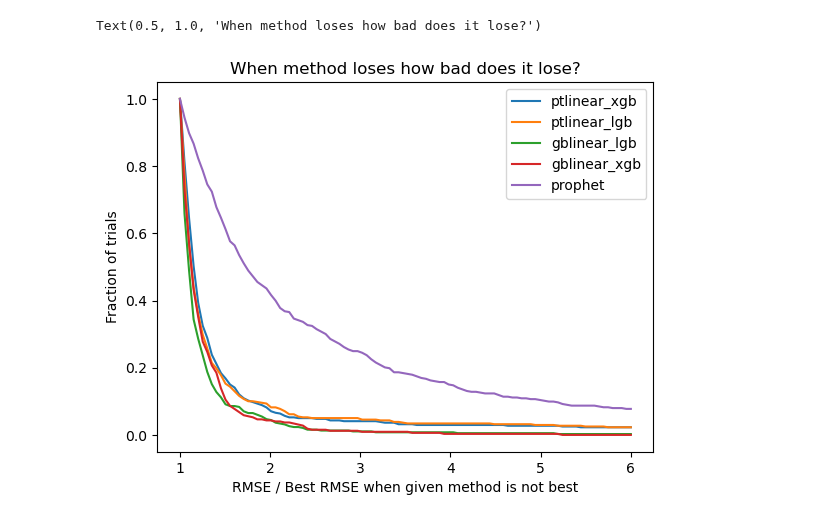
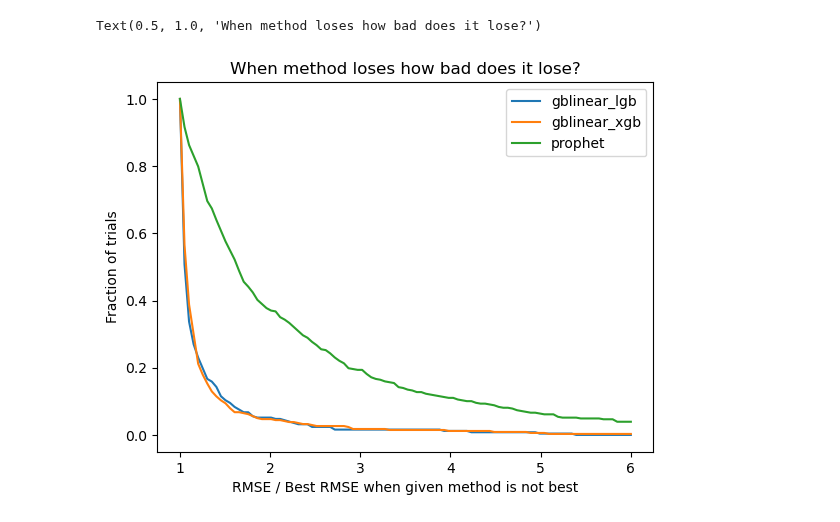
Before and after one commit to mthorrell/gbnet, a Jupyter notebook: examples/gblinear_forecast_example.ipynb, the cells around one changed output. Saved outputs shown, nothing was run; the diff lists cells and outputs as text; code cells hidden in the pictures.

```diff
--- a/examples/gblinear_forecast_example.ipynb
+++ b/examples/gblinear_forecast_example.ipynb
@@ -142,15 +120,12 @@ rrr = pd.DataFrame(results).rename(columns={
 })
 # %%
 mp = {
-    0: 'ptlinear_xgb',
-    1: 'ptlinear_lgb',
-    2: 'gblinear_xgb',
-    3: 'gblinear_lgb',
-    4: 'prophet'
+    0: 'gblinear_xgb',
+    1: 'gblinear_lgb',
+    2: 'prophet'
 }
 
-cols = ['rmse_ptlinear_xgb', 'rmse_ptlinear_lgb',
-       'rmse_gblinear_xgb', 'rmse_gblinear_lgb', 'rmse_prophet']
+cols = ['rmse_gblinear_xgb', 'rmse_gblinear_lgb', 'rmse_prophet']
 
 pd.Series(np.argmin(rrr[cols], 1)).map(mp).value_counts()
 # %% [output]
@@ -242,39 +213,31 @@ def get_ratios(col):
     xgrid = np.linspace(1,6, 100)
 
     res = []
     for x in xgrid:
         res.append({
             'x': x,
             'p': (col_ratio[rrr[col] > rrr['min']] > x).mean()
         })
     res = pd.DataFrame(res)
     return res
 
 
 
-
-res = get_ratios('rmse_ptlinear_xgb')
-plt.plot(res['x'], res['p'], label='ptlinear_xgb')
-res = get_ratios('rmse_ptlinear_lgb')
-plt.plot(res['x'], res['p'], label='ptlinear_lgb')
-
-
-
 res = get_ratios('rmse_gblinear_lgb')
 plt.plot(res['x'], res['p'], label='gblinear_lgb')
 
 res = get_ratios('rmse_gblinear_xgb')
 plt.plot(res['x'], res['p'], label='gblinear_xgb')
 
 res = get_ratios('rmse_prophet')
 plt.plot(res['x'], res['p'], label='prophet')
 
 #plt.xscale('log')
 #plt.yscale('log')
 plt.legend()
 plt.xlabel('RMSE / Best RMSE when given method is not best')
 plt.ylabel('Fraction of trials')
 plt.title('When method loses how bad does it lose?')
 # %% [output]
 Text(0.5, 1.0, 'When method loses how bad does it lose?')
-[figure, old version]
+[figure, new version]
```
Also changed, not shown: parts of 7 cells of this notebook, 1 other file.
